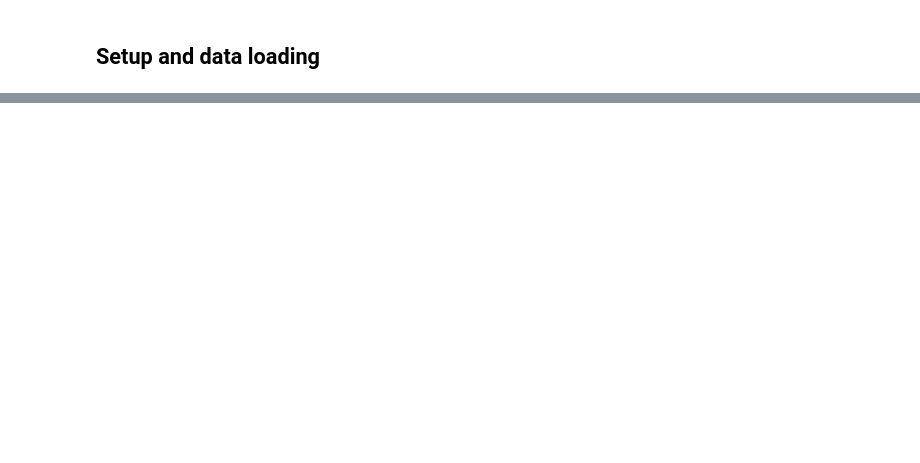
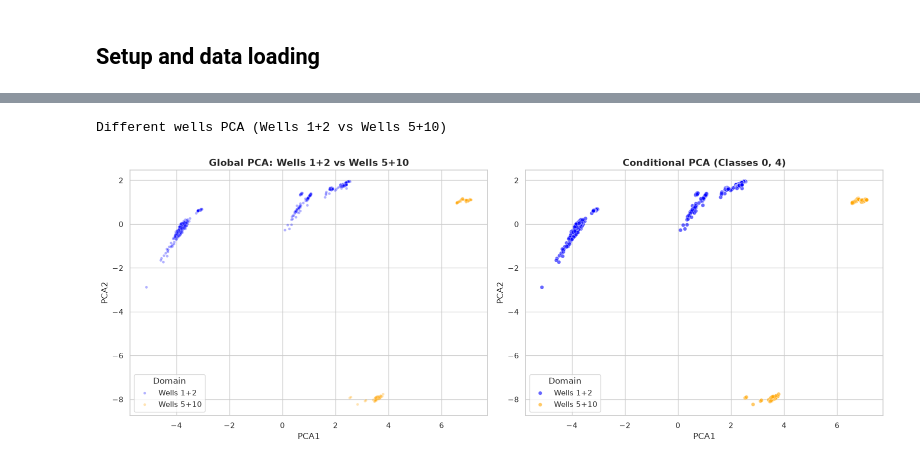
Before and after one commit to lollogiro/ai4i-transfer-learning-synthetic, a Jupyter notebook: stage2-transfer_learning/3w_dom_dist_tl.ipynb, the cells around one changed output, grey strips where cells are left out. Drawn from its saved outputs; the diff is of its cells as text; code cells hidden in the pictures; blank space fills up the shorter version.

```diff
--- a/stage2-transfer_learning/3w_dom_dist_tl.ipynb
+++ b/stage2-transfer_learning/3w_dom_dist_tl.ipynb
@@ -733,0 +663,6 @@ Domain distance vs. Transfer penalty
+# %%
+print("Different wells PCA (Wells 1+2 vs Wells 5+10)")
+domains_pca(wells_src, wells_tgt, 'Wells 1+2', 'Wells 5+10', ACTIVE_FEATURES, conditional_classes=[0, 4])
+# %% [output]
+Different wells PCA (Wells 1+2 vs Wells 5+10)
+[figure, added]
```
Also changed, not shown: parts of 54 cells of this notebook.
